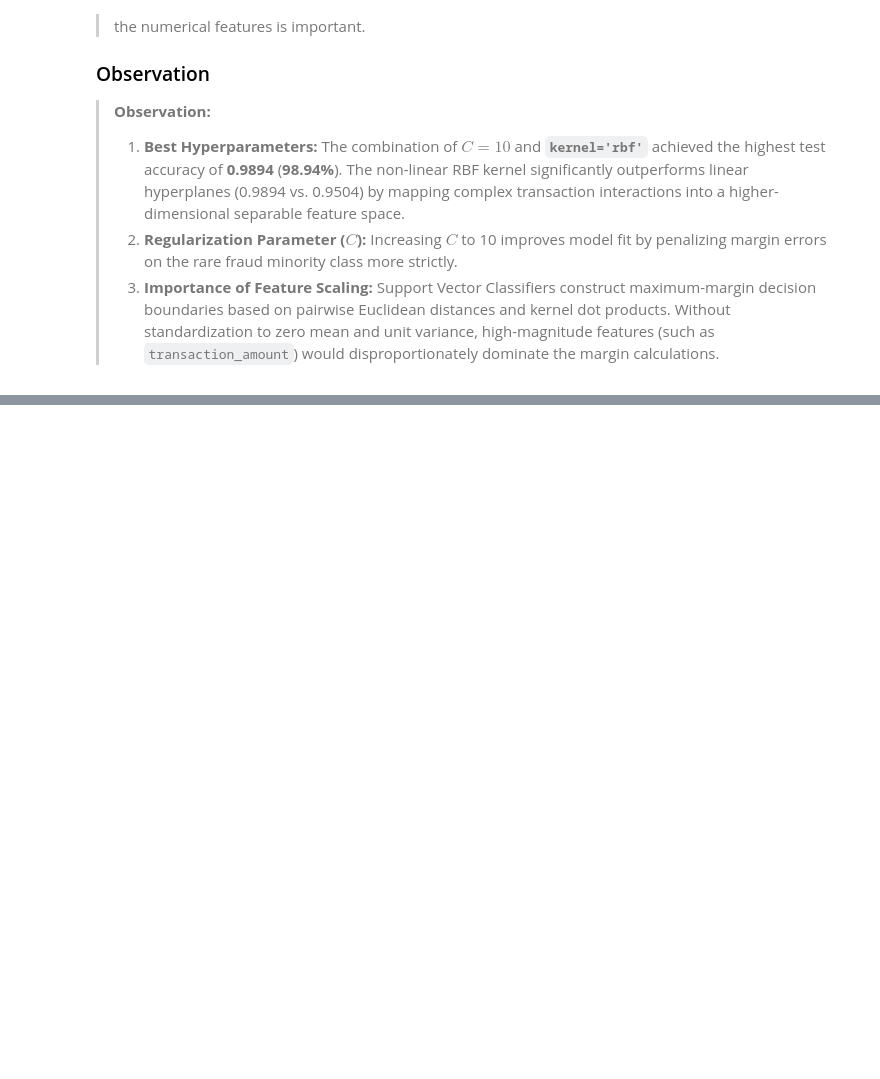
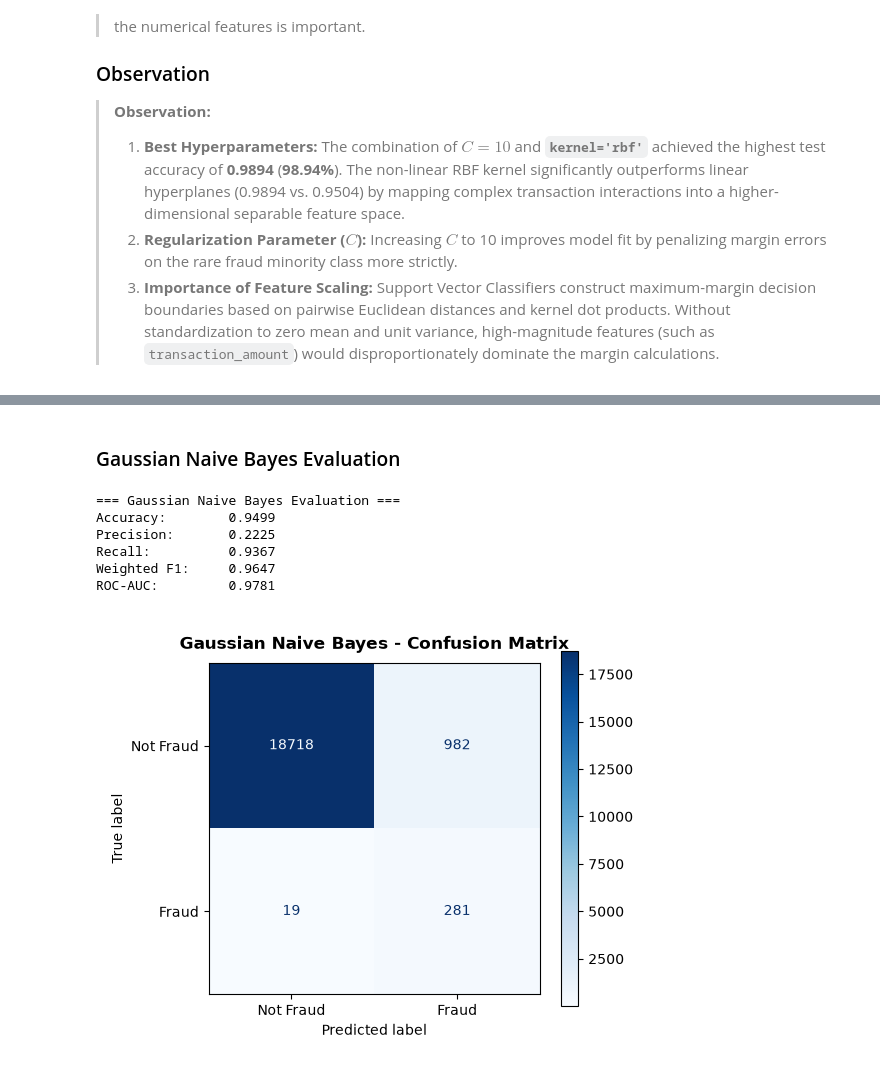
Before and after one commit to anish435/ML_capstone_project, a Jupyter notebook: notebooks/classification.ipynb, the cells around one changed output, grey strips where cells are left out. Saved outputs shown, nothing was run; the diff lists cells and outputs as text; code cells hidden in the pictures; blank space fills up the shorter version.

```diff
--- a/notebooks/classification.ipynb
+++ b/notebooks/classification.ipynb
@@ -1325,0 +1411,34 @@ The input features have already been scaled during the preprocessing stage using
+# %% [markdown]
+### Gaussian Naive Bayes Evaluation
+# %%
+from sklearn.metrics import accuracy_score, precision_score, recall_score, f1_score, roc_auc_score, confusion_matrix, ConfusionMatrixDisplay
+
+# Calculate mandatory evaluation metrics
+acc_gnb = accuracy_score(y_test, y_pred_gnb)
+prec_gnb = precision_score(y_test, y_pred_gnb, zero_division=0)
+rec_gnb = recall_score(y_test, y_pred_gnb, zero_division=0)
+f1_gnb = f1_score(y_test, y_pred_gnb, average='weighted')
+auc_gnb = roc_auc_score(y_test, y_prob_gnb)
+cm_gnb = confusion_matrix(y_test, y_pred_gnb)
+
+print("=== Gaussian Naive Bayes Evaluation ===")
+print(f"Accuracy:        {acc_gnb:.4f}")
+print(f"Precision:       {prec_gnb:.4f}")
+print(f"Recall:          {rec_gnb:.4f}")
+print(f"Weighted F1:     {f1_gnb:.4f}")
+print(f"ROC-AUC:         {auc_gnb:.4f}")
+
+# Display Confusion Matrix with clear Not Fraud / Fraud labels
+disp_gnb = ConfusionMatrixDisplay(confusion_matrix=cm_gnb, display_labels=['Not Fraud', 'Fraud'])
+disp_gnb.plot(cmap='Blues', values_format='d')
+plt.title("Gaussian Naive Bayes - Confusion Matrix")
+plt.grid(False)
+plt.show()
+# %% [output]
+=== Gaussian Naive Bayes Evaluation ===
+Accuracy:        0.9499
+Precision:       0.2225
+Recall:          0.9367
+Weighted F1:     0.9647
+ROC-AUC:         0.9781
+[figure, added]
```
Also changed, not shown: parts of 12 cells of this notebook, 3 other files.
